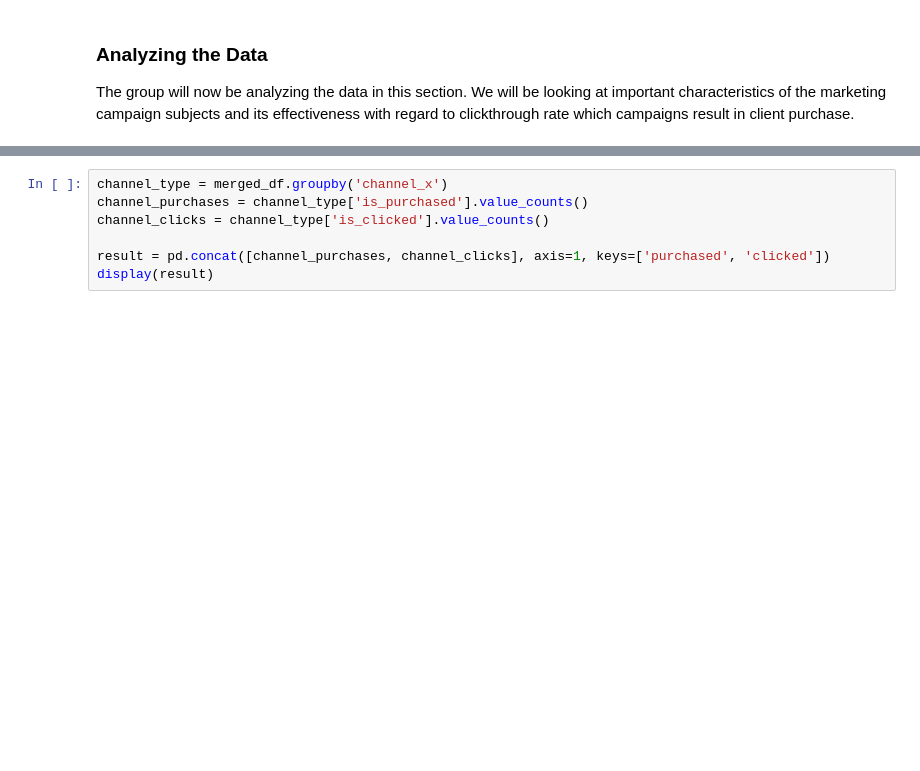
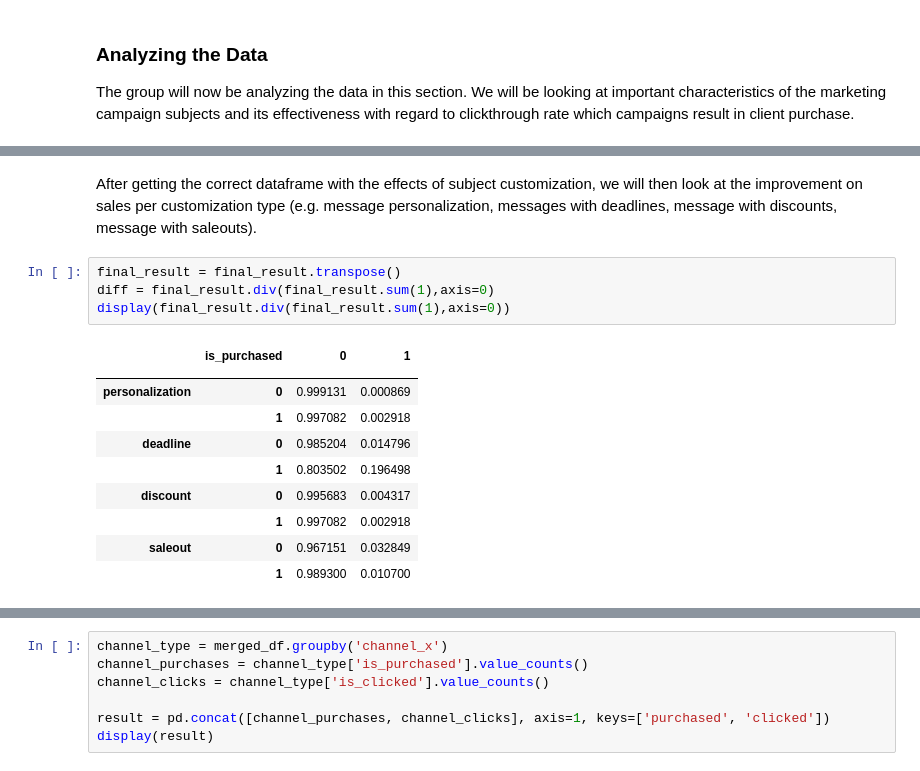
Before and after one commit to miguelsadorra14/DataWrangling, a Jupyter notebook: project.ipynb, the cells around one changed output, grey strips where cells are left out. Cells and saved outputs as stored; diff of their text form; blank space fills up the shorter version.

```diff
--- a/project.ipynb
+++ b/project.ipynb
@@ -245,0 +229,17 @@ Name: is_purchased, dtype: int64
+# %% [markdown]
+After getting the correct dataframe with the effects of subject customization, we will then look at the improvement on sales per customization type (e.g. message personalization, messages with deadlines, message with discounts, message with saleouts).
+# %%
+final_result = final_result.transpose()
+diff = final_result.div(final_result.sum(1),axis=0)
+display(final_result.div(final_result.sum(1),axis=0))
+# %% [output]
+|  | is_purchased | 0 | 1 |
+|  |  |  |  |
+| personalization | 0 | 0.999131 | 0.000869 |
+|  | 1 | 0.997082 | 0.002918 |
+| deadline | 0 | 0.985204 | 0.014796 |
+|  | 1 | 0.803502 | 0.196498 |
+| discount | 0 | 0.995683 | 0.004317 |
+|  | 1 | 0.997082 | 0.002918 |
+| saleout | 0 | 0.967151 | 0.032849 |
+|  | 1 | 0.989300 | 0.010700 |
```
Also changed, not shown: parts of 18 cells of this notebook.
